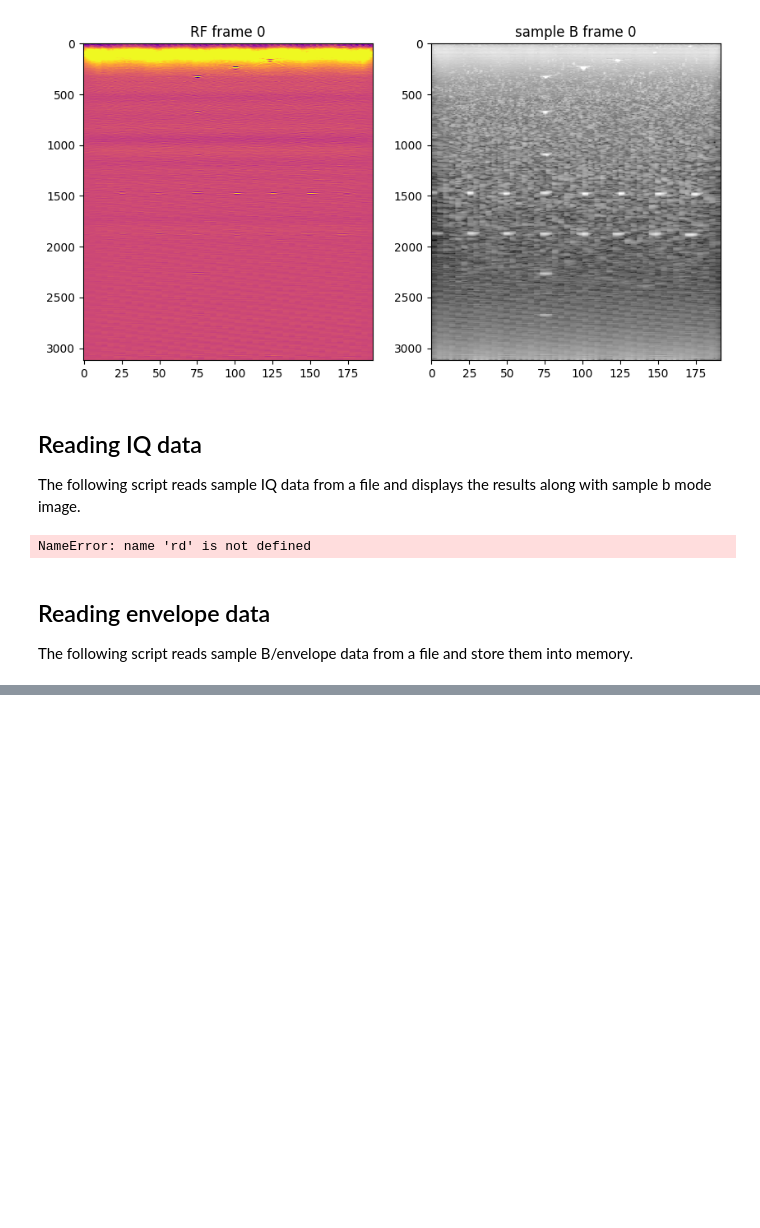
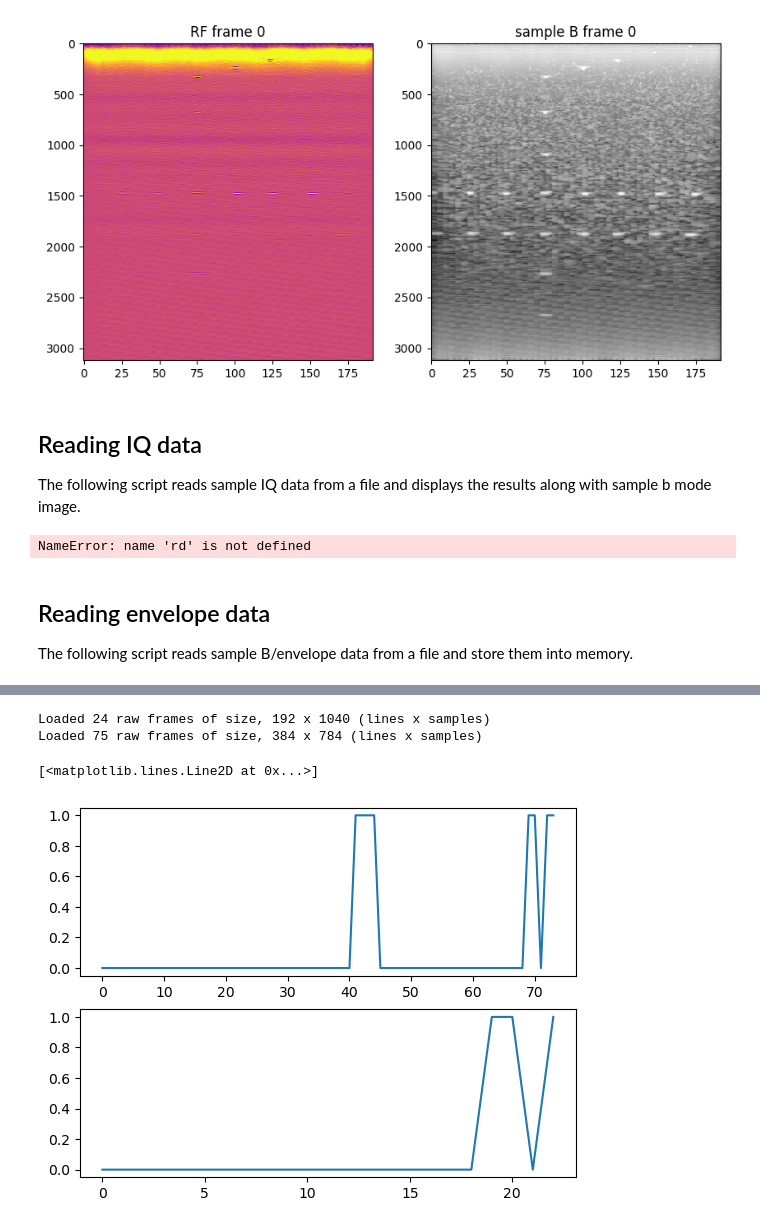
Before and after one commit to CodyB0T/Sensor-Data-Acquisition-Project, a Jupyter notebook: combo/test10/runme.ipynb, the cells around one changed output, grey strips where cells are left out. Saved outputs shown, nothing was run; the diff lists cells and outputs as text; code cells hidden in the pictures; blank space fills up the shorter version.

```diff
--- a/combo/test10/runme.ipynb
+++ b/combo/test10/runme.ipynb
@@ -242,3 +227,78 @@ Loaded 68 raw frames of size, 384 x 592 (lines x samples)
+# %%
+import cv2
+import matplotlib.pyplot as plt
+import numpy as np
+import sys
+from scipy.signal import hilbert
+import objects.rdataread as rd
+
+# locate the path and filename
+filename = "data/raw_data/test_rf.raw"
+
+# reading header information and RF data
+hdr, timestamps, data = rd.read_rf(filename)
+
+# covnert RF to B
+bdata = np.zeros((hdr['lines'], hdr['samples'], hdr['frames']), dtype='float')
+for frame in range(data.shape[2]):
+    bdata[:,:,frame] = 20 * np.log10( np.abs(1 + hilbert(data[:,:,frame])) )
+
+filename = "data/raw_data/test_env.raw"
+hdr2, timestamps2, data2 = rd.read_env(filename)
+
+# movement_results = []
+# threshold = 75
+
+
+# diff_images = []  # Store difference images
+
+# Iterate over the frames to detect movement
+def move(the_data, threshold):
+
+    movement_results = []
+    diff_images = []
+    # threshold = 75
+    for i in range(1, the_data.shape[2]):
+        # Calculate absolute difference between consecutive frames
+        diff = cv2.absdiff(the_data[:,:,i - 1], the_data[:,:,i])
+
+        # Apply a threshold to the difference image
+        _, thresholded = cv2.threshold(diff, threshold, 255, cv2.THRESH_BINARY)
+
+        # Check if there are non-zero pixels (movement) in the thresholded image
+        movement_detected = np.any(thresholded)
+        movement_results.append(movement_detected)
+
+        # Store the difference image
+        diff_images.append(diff)
+
+    return movement_results
+
+fig, ax = plt.subplots(2,1)
+
+ax[0].plot(move(data2, 175))
+ax[1].plot(move(bdata, 69))
+
+# Plot the movement detection results
+# plt.plot(move(data2, 175))
+# plt.xlabel('Frame')
+# plt.ylabel('Movement Detected')
+# plt.title('Movement Detection Results')
+
+# plt.plot(move(bdata, 75))
+# plt.xlabel('Frame')
+# plt.ylabel('Movement Detected')
+# plt.title('Movement Detection Results')
+# plt.show()
+
+# for x in range(len(movement_results)):
+#     if movement_results[x] > 0:
+#         print(x)
+# %% [output]
+Loaded 24 raw frames of size, 192 x 1040 (lines x samples)
+Loaded 75 raw frames of size, 384 x 784 (lines x samples)
+[<matplotlib.lines.Line2D at 0x...>]
+[figure, added]
 # %%
 import cv2
 import matplotlib.pyplot as plt
```
Also changed, not shown: parts of 9 cells of this notebook, 22 other files.
